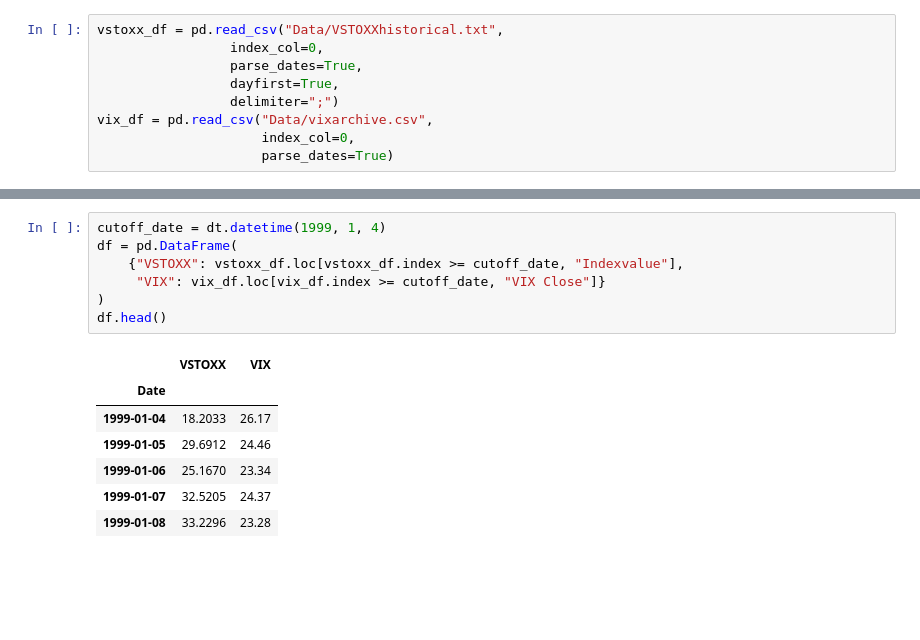
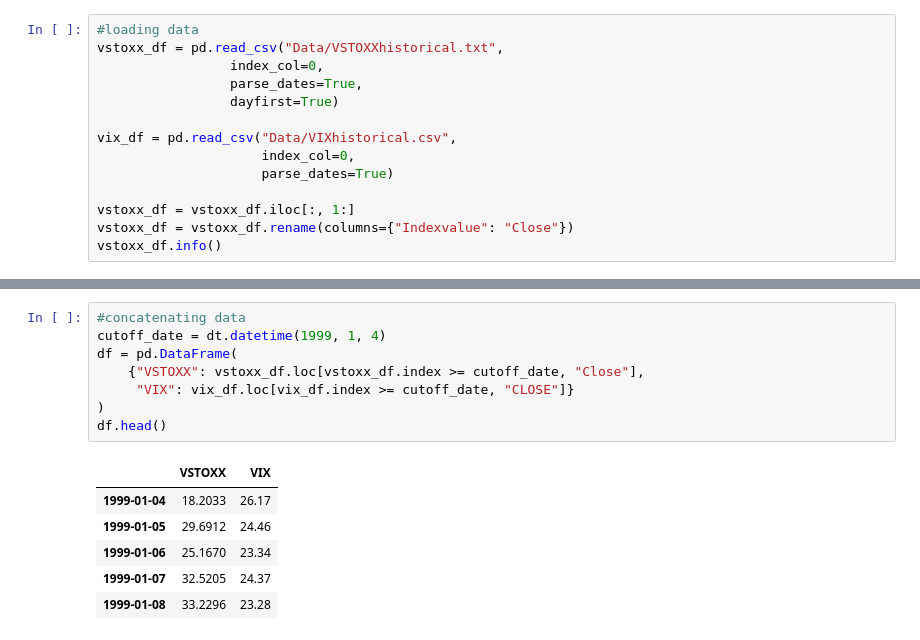
Before and after one commit to joeHollander/Quant_Finance, a Jupyter notebook: Options/VStoxxVIX.ipynb, the cells around one changed output, grey strips where cells are left out. Saved outputs shown, nothing was run; the diff lists cells and outputs as text; blank space fills up the shorter version.

Commit message:
Analysis, Data

```diff
--- a/Options/VStoxxVIX.ipynb
+++ b/Options/VStoxxVIX.ipynb
@@ -5,9 +8,14 @@ import datetime as dt
 # %%
+#loading data
 vstoxx_df = pd.read_csv("Data/VSTOXXhistorical.txt",
                  index_col=0,
                  parse_dates=True,
-                 dayfirst=True,
-                 delimiter=";")
-vix_df = pd.read_csv("Data/vixarchive.csv",
+                 dayfirst=True)
+
+vix_df = pd.read_csv("Data/VIXhistorical.csv",
                      index_col=0,
                      parse_dates=True)
+
+vstoxx_df = vstoxx_df.iloc[:, 1:]
+vstoxx_df = vstoxx_df.rename(columns={"Indexvalue": "Close"})
+vstoxx_df.info()
@@ -14,13 +31,13 @@ vix_df = pd.read_csv("Data/vixarchive.csv",
 # %%
+#concatenating data
 cutoff_date = dt.datetime(1999, 1, 4)
 df = pd.DataFrame(
-    {"VSTOXX": vstoxx_df.loc[vstoxx_df.index >= cutoff_date, "Indexvalue"],
-     "VIX": vix_df.loc[vix_df.index >= cutoff_date, "VIX Close"]}
+    {"VSTOXX": vstoxx_df.loc[vstoxx_df.index >= cutoff_date, "Close"],
+     "VIX": vix_df.loc[vix_df.index >= cutoff_date, "CLOSE"]}
 )
 df.head()
 # %% [output]
 |  | VSTOXX | VIX |
-| Date |  |  |
 | 1999-01-04 | 18.2033 | 26.17 |
 | 1999-01-05 | 29.6912 | 24.46 |
 | 1999-01-06 | 25.1670 | 23.34 |
```
Also changed, not shown: parts of 6 cells of this notebook, 3 other files.
